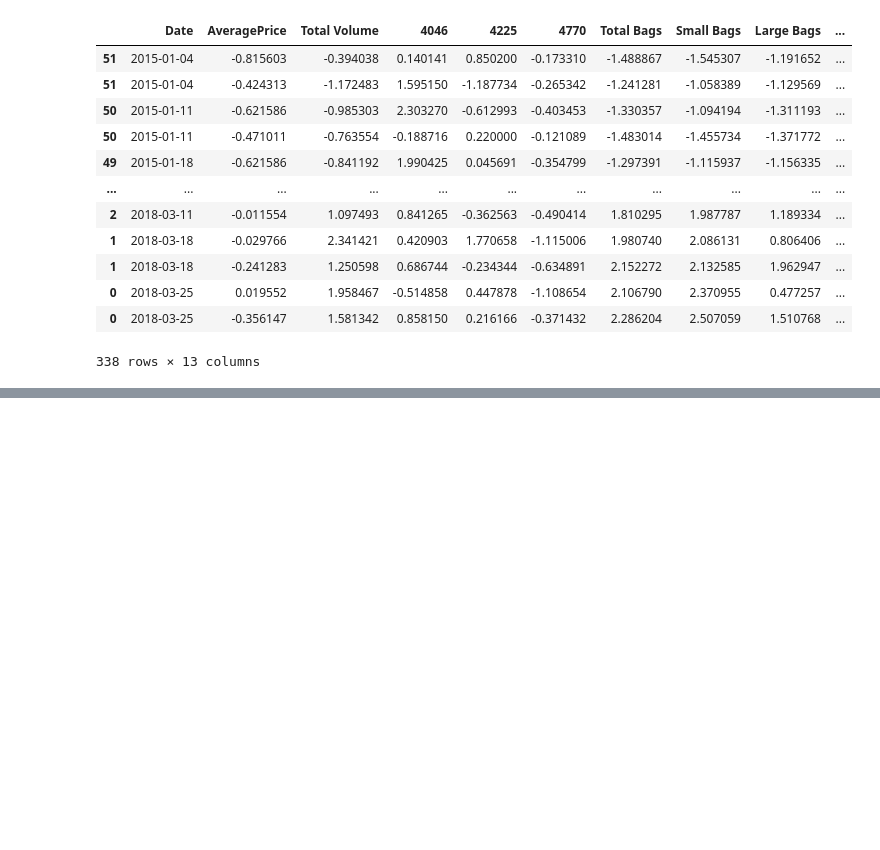
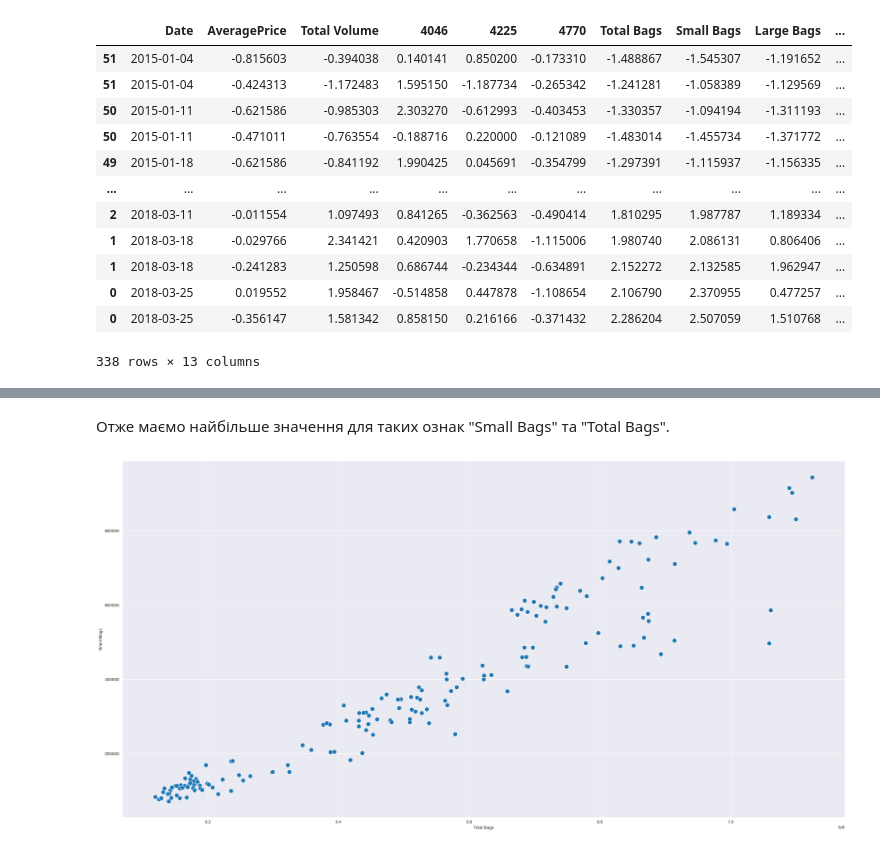
Before and after one commit to BerVol57/SP, a Jupyter notebook: Coursework/main.ipynb, the cells around one changed output, grey strips where cells are left out. Drawn from its saved outputs; the diff is of its cells as text; code cells hidden in the pictures; blank space fills up the shorter version.

```diff
--- a/Coursework/main.ipynb
+++ b/Coursework/main.ipynb
@@ -175,0 +268,12 @@ Text(0.5, 1.0, '(Histplot) ')
+# %% [markdown]
+Отже маємо найбільше значення для таких ознак "Small Bags" та "Total Bags".
+# %%
+sns.relplot(data=df.loc[(df["region"]=="TotalUS")&(df["type"]=="organic")],
+            x="Total Bags",
+            y="Small Bags",
+            height=12,
+            aspect=2, s=100,
+            kind="scatter")
+display()
+# %% [output]
+[figure, added]
```
Also changed, not shown: parts of 24 cells of this notebook.
